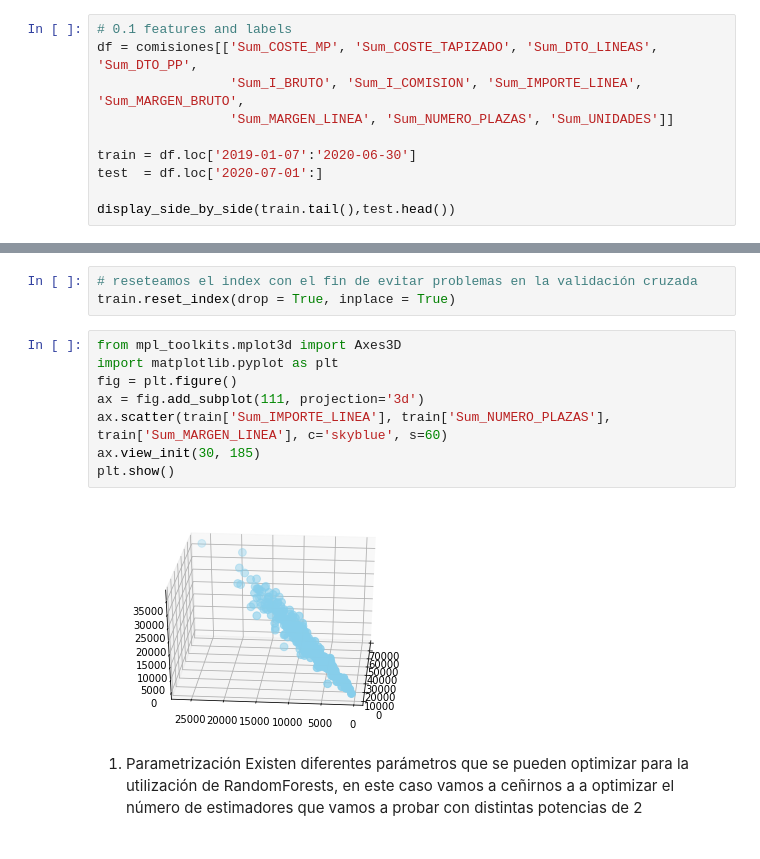
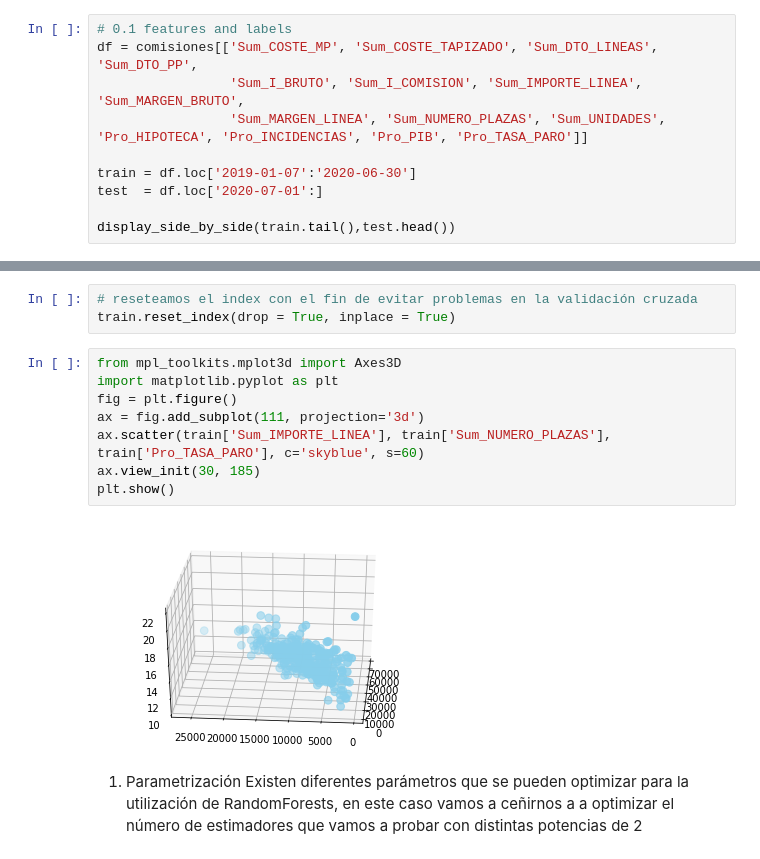
Before and after one commit to pacogp/TFM, a Jupyter notebook: importancia_importe_comisiones.ipynb, the cells around one changed output, grey strips where cells are left out. Drawn from its saved outputs; the diff is of its cells as text.

```diff
--- a/importancia_importe_comisiones.ipynb
+++ b/importancia_importe_comisiones.ipynb
@@ -43,7 +43,7 @@ def display_side_by_side(*args):
 # 0.1 features and labels
 df = comisiones[['Sum_COSTE_MP', 'Sum_COSTE_TAPIZADO', 'Sum_DTO_LINEAS', 'Sum_DTO_PP',
                  'Sum_I_BRUTO', 'Sum_I_COMISION', 'Sum_IMPORTE_LINEA', 'Sum_MARGEN_BRUTO',
-                 'Sum_MARGEN_LINEA', 'Sum_NUMERO_PLAZAS', 'Sum_UNIDADES']]
+                 'Sum_MARGEN_LINEA', 'Sum_NUMERO_PLAZAS', 'Sum_UNIDADES', 'Pro_HIPOTECA', 'Pro_INCIDENCIAS', 'Pro_PIB', 'Pro_TASA_PARO']]
 
 train = df.loc['2019-01-07':'2020-06-30']
 test  = df.loc['2020-07-01':]
@@ -70,13 +70,13 @@ train.reset_index(drop = True, inplace = True)
 # %%
 from mpl_toolkits.mplot3d import Axes3D
 import matplotlib.pyplot as plt
 fig = plt.figure()
 ax = fig.add_subplot(111, projection='3d')
-ax.scatter(train['Sum_IMPORTE_LINEA'], train['Sum_NUMERO_PLAZAS'], train['Sum_MARGEN_LINEA'], c='skyblue', s=60)
+ax.scatter(train['Sum_IMPORTE_LINEA'], train['Sum_NUMERO_PLAZAS'], train['Pro_TASA_PARO'], c='skyblue', s=60)
 ax.view_init(30, 185)
 plt.show()
 # %% [output]
-[figure, old version]
+[figure, new version]
 # %% [markdown]
 1. Parametrización
 Existen diferentes parámetros que se pueden optimizar para la utilización de RandomForests, en este caso vamos a ceñirnos a a optimizar el número de estimadores que vamos a probar con distintas potencias de 2
```
Also changed, not shown: parts of 6 cells of this notebook.
